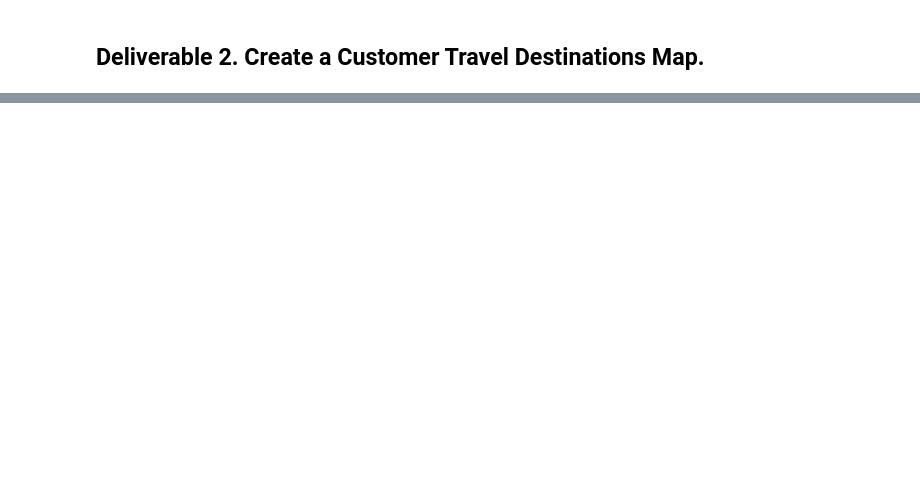
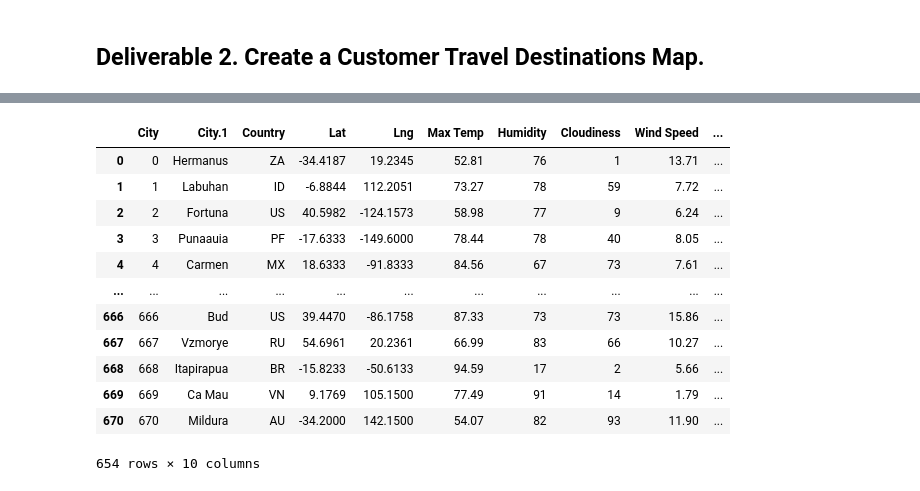
Before and after one commit to dianahcortez/Weather_Database, a Jupyter notebook: Vacation_Search.ipynb, the cells around one changed output, grey strips where cells are left out. Saved outputs shown, nothing was run; the diff lists cells and outputs as text; code cells hidden in the pictures; blank space fills up the shorter version.

```diff
--- a/Vacation_Search.ipynb
+++ b/Vacation_Search.ipynb
@@ -14,4 +11,4 @@ gmaps.configure(api_key=g_key)
 # %%
 # 1. Import the WeatherPy_database.csv file.
-city_data_df = pd.read_csv("Weather_Database/WeatherPy_database.csv")
+city_data_df = pd.read_csv("Challenge_Results/WeatherPy_Challenge.csv")
 city_data_df.head()
@@ -18,2 +40,4 @@ city_data_df.head()
 # %%
 # 2. Prompt the user to enter minimum and maximum temperature criteria
+min_temp = float(input("What is the minimum temperature you would like for your trip? "))
+max_temp = float(input("What is the maximum temperature you would like for your trip? "))
@@ -20,2 +47,5 @@ city_data_df.head()
 # %%
 # 3. Filter the city_data_df DataFrame using the input statements to create a new DataFrame using the loc method.
+preferred_cities_df = city_data_df.loc[(city_data_df["Max Temp"] <= max_temp) & \
+                                       (city_data_df["Max Temp"] >= min_temp)]
+preferred_cities_df.head(10)
@@ -24,5 +79,21 @@ city_data_df.head()
 # %%
 # 4b. Drop any empty rows and create a new DataFrame that doesn’t have empty rows.
+clean_df = preferred_cities_df.dropna()
+clean_df
+# %% [output]
+|  | City | City.1 | Country | Lat | Lng | Max Temp | Humidity | Cloudiness | Wind Speed | ... |
+| 0 | 0 | Hermanus | ZA | -34.4187 | 19.2345 | 52.81 | 76 | 1 | 13.71 | ... |
+| 1 | 1 | Labuhan | ID | -6.8844 | 112.2051 | 73.27 | 78 | 59 | 7.72 | ... |
+| 2 | 2 | Fortuna | US | 40.5982 | -124.1573 | 58.98 | 77 | 9 | 6.24 | ... |
+| 3 | 3 | Punaauia | PF | -17.6333 | -149.6000 | 78.44 | 78 | 40 | 8.05 | ... |
+| 4 | 4 | Carmen | MX | 18.6333 | -91.8333 | 84.56 | 67 | 73 | 7.61 | ... |
+| ... | ... | ... | ... | ... | ... | ... | ... | ... | ... | ... |
+| 666 | 666 | Bud | US | 39.4470 | -86.1758 | 87.33 | 73 | 73 | 15.86 | ... |
+| 667 | 667 | Vzmorye | RU | 54.6961 | 20.2361 | 66.99 | 83 | 66 | 10.27 | ... |
+| 668 | 668 | Itapirapua | BR | -15.8233 | -50.6133 | 94.59 | 17 | 2 | 5.66 | ... |
+| 669 | 669 | Ca Mau | VN | 9.1769 | 105.1500 | 77.49 | 91 | 14 | 1.79 | ... |
+| 670 | 670 | Mildura | AU | -34.2000 | 142.1500 | 54.07 | 82 | 93 | 11.90 | ... |
+654 rows × 10 columns
 # %%
 # 5a. Create DataFrame called hotel_df to store hotel names along with city, country, max temp, and coordinates.
 hotel_df = clean_df[["City", "Country", "Max Temp", "Current Description", "Lat", "Lng"]].copy()
```
Also changed, not shown: parts of 13 cells of this notebook, 2 other files.
